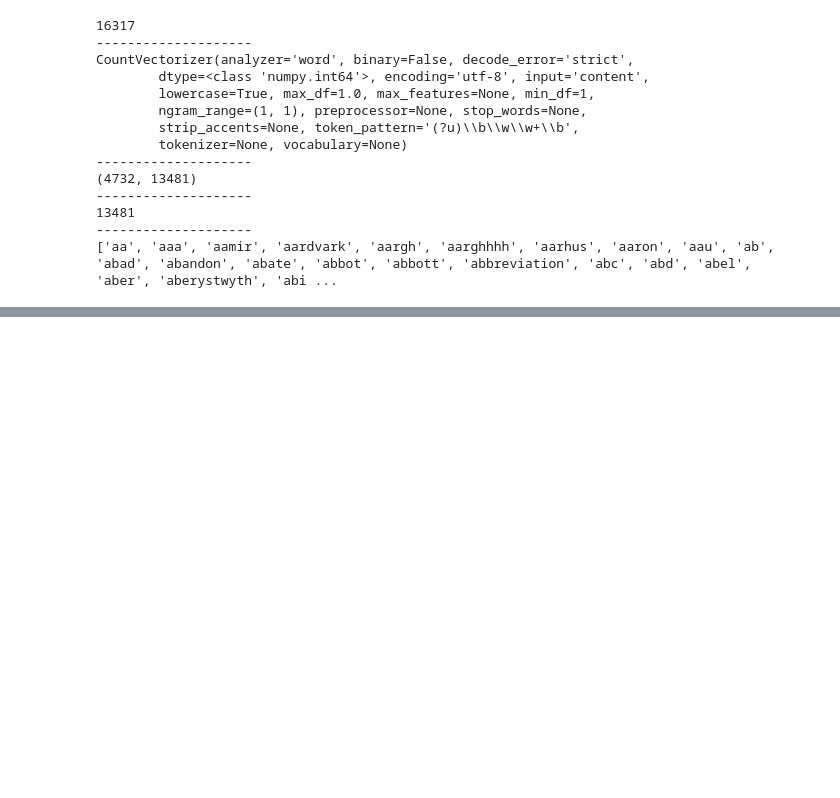
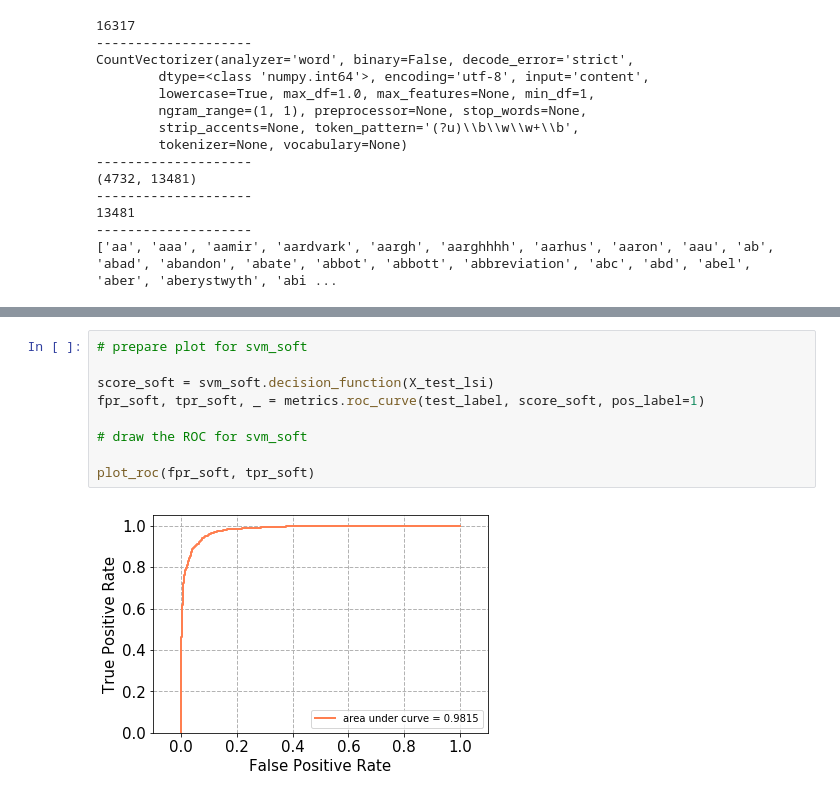
Before and after one commit to Shuyifan/ECE-219-Large-Scale-Data-Mining-Project, a Jupyter notebook: Project1.ipynb, the cells around one changed output, grey strips where cells are left out. Cells and saved outputs as stored; diff of their text form; blank space fills up the shorter version.

```diff
--- a/Project1.ipynb
+++ b/Project1.ipynb
@@ -339,0 +568,11 @@ print(X_test_tfidf.toarray()[:30,:30])
+# %%
+# prepare plot for svm_soft
+
+score_soft = svm_soft.decision_function(X_test_lsi)
+fpr_soft, tpr_soft, _ = metrics.roc_curve(test_label, score_soft, pos_label=1)
+
+# draw the ROC for svm_soft
+
+plot_roc(fpr_soft, tpr_soft)
+# %% [output]
+[figure, added]
```
Also changed, not shown: parts of 31 cells of this notebook.
